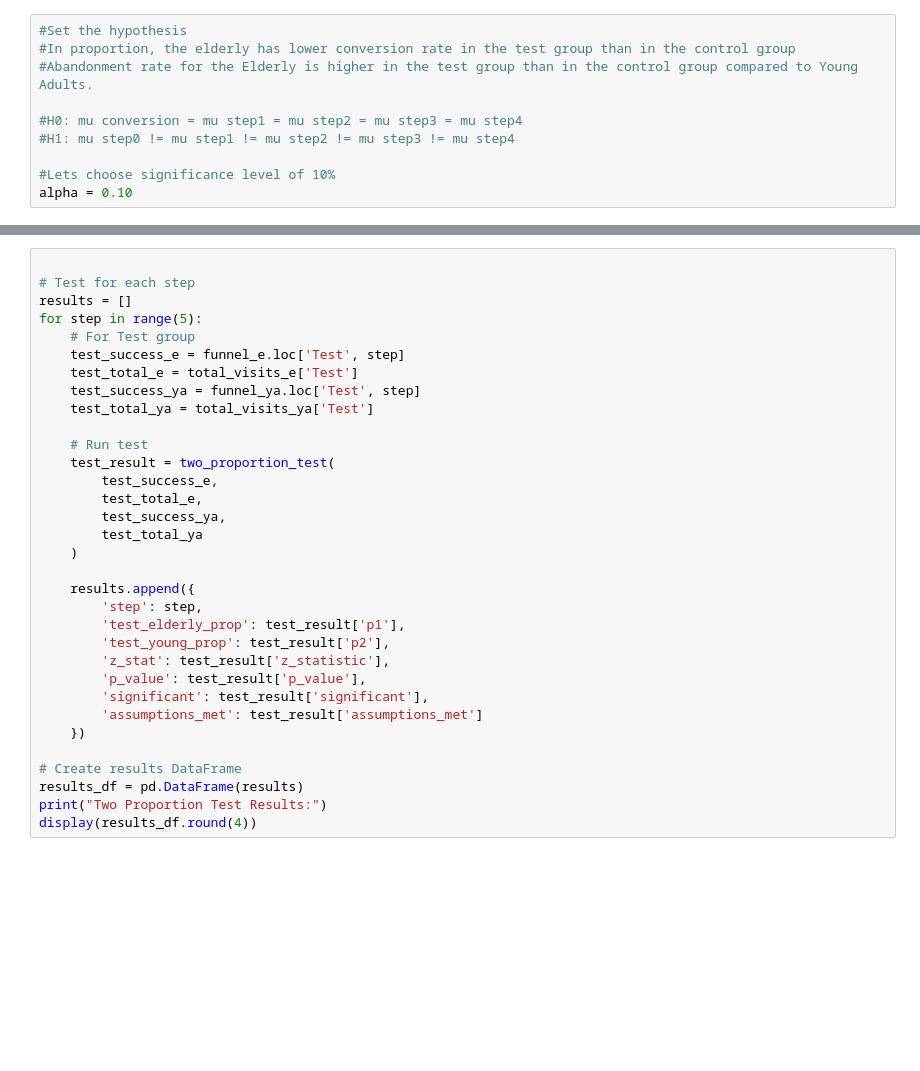
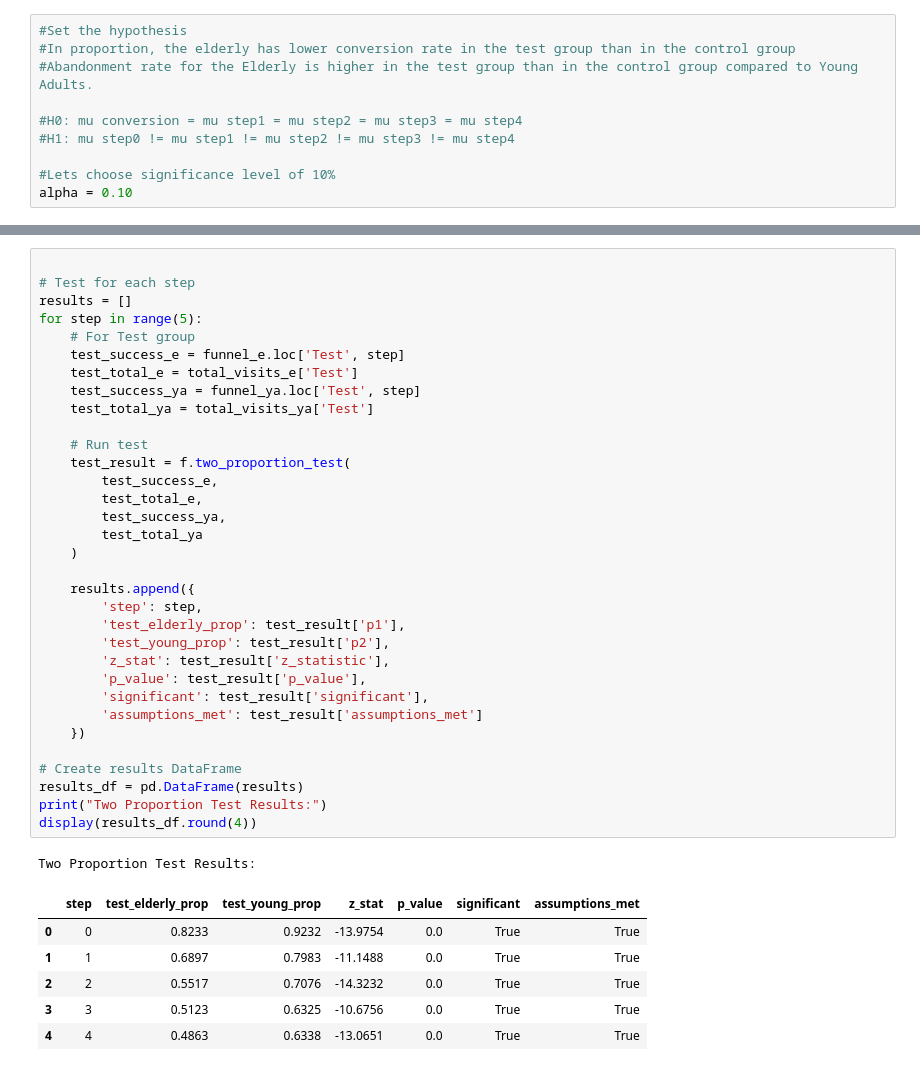
Before and after one commit to ricgolding/second-project-eda-inf-stats, a Jupyter notebook: notebooks/kpi_conversion_funnel_eb.ipynb, the cells around one changed output, grey strips where cells are left out. Cells and saved outputs as stored; diff of their text form; blank space fills up the shorter version.

```diff
--- a/notebooks/kpi_conversion_funnel_eb.ipynb
+++ b/notebooks/kpi_conversion_funnel_eb.ipynb
@@ -176,34 +245,42 @@ def two_proportion_test(x1, n1, x2, n2, alpha=0.10):
 # Test for each step
 results = []
 for step in range(5):
     # For Test group
     test_success_e = funnel_e.loc['Test', step]
     test_total_e = total_visits_e['Test']
     test_success_ya = funnel_ya.loc['Test', step]
     test_total_ya = total_visits_ya['Test']
 
     # Run test
-    test_result = two_proportion_test(
+    test_result = f.two_proportion_test(
         test_success_e,
         test_total_e,
         test_success_ya,
         test_total_ya
     )
 
     results.append({
         'step': step,
         'test_elderly_prop': test_result['p1'],
         'test_young_prop': test_result['p2'],
         'z_stat': test_result['z_statistic'],
         'p_value': test_result['p_value'],
         'significant': test_result['significant'],
         'assumptions_met': test_result['assumptions_met']
     })
 
 # Create results DataFrame
 results_df = pd.DataFrame(results)
 print("Two Proportion Test Results:")
 display(results_df.round(4))
+# %% [output]
+Two Proportion Test Results:
+|  | step | test_elderly_prop | test_young_prop | z_stat | p_value | significant | assumptions_met |
+| 0 | 0 | 0.8233 | 0.9232 | -13.9754 | 0.0 | True | True |
+| 1 | 1 | 0.6897 | 0.7983 | -11.1488 | 0.0 | True | True |
+| 2 | 2 | 0.5517 | 0.7076 | -14.3232 | 0.0 | True | True |
+| 3 | 3 | 0.5123 | 0.6325 | -10.6756 | 0.0 | True | True |
+| 4 | 4 | 0.4863 | 0.6338 | -13.0651 | 0.0 | True | True |
 # %%
 # Test for each step
 results = []
```
Also changed, not shown: parts of 10 cells of this notebook, 2 other files.
